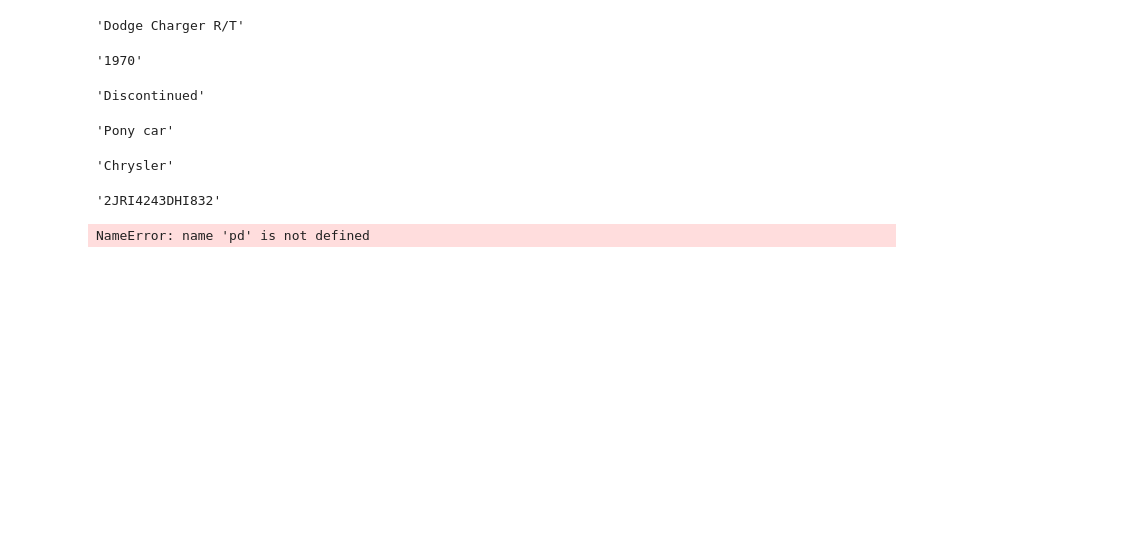
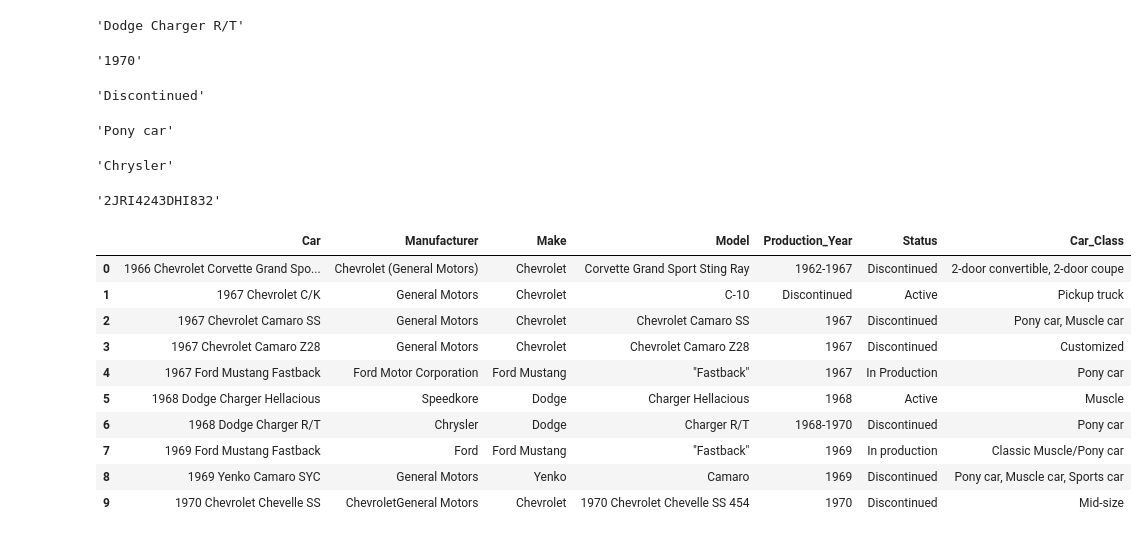
Before and after one commit to kbutalep/Fast_And_Furious_Cars_Data_Analysis, a Jupyter notebook: F&F Data Acquisition.ipynb, the cells around one changed output. Saved outputs shown, nothing was run; the diff lists cells and outputs as text; code cells hidden in the pictures; blank space fills up the shorter version.

Commit message:
successfully scraped data

```diff
--- a/F&F Data Acquisition.ipynb
+++ b/F&F Data Acquisition.ipynb
@@ -220,53 +221,3 @@ Manufacturer
 
 # my_df = pd.DataFrame(scraped_data)
 # print('Scraped {} pages.'.format(len(my_df)))
-# %%
-#loop through every link and save each feature into a dataframe
-
-scraped_data = []
-
-for i in range(0, len(links)):
-    soup = parse(base + links[i])
-    car = soup.find_all('h1')[0].text.strip()
-
-    try:
-        manufacturer = soup.find_all('div', class_='pi-data-value pi-font')[0].text
-    except:
-        manufacturer = 'N/A'
-    try:
-        make = soup.find_all('div', class_='pi-data-value')[1].text
-    except:
-        make = 'N/A'
-    try:
-        model = soup.find_all('div', class_='pi-data-value')[2].text
-    except:
-        model = 'N/A'
-    try:
-        production_year = soup.find_all('div', class_='pi-data-value')[3].text
-    except:
-        production_year = 'N/A'
-    try:
-        status = soup.find_all('div', class_='pi-data-value')[4].text
-    except:
-        status = 'N/A'
-    try:
-        car_class = soup.find_all('div', class_='pi-data-value pi-font')[5].text
-    except:
-        car_class = 'N/A'
-
-
-    row = {
-        'Car' : car,
-        'Manufacturer' : manufacturer,
-        'Make' : make,
-        'Model' : model,
-        'Production_Year' : production_year,
-        'Status' : status,
-        'Car_Class' : car_class,
-    }
-    scraped_data.append(row)
-
-my_df = pd.DataFrame(scraped_data)
-# print('Scraped {} pages.'.format(len(my_df)))
-# %% [output]
-NameError: name 'pd' is not defined
@@ -272,0 +272,14 @@ NameError: name 'pd' is not defined
+# %%
+my_df.head(10)
+# %% [output]
+|  | Car | Manufacturer | Make | Model | Production_Year | Status | Car_Class |
+| 0 | 1966 Chevrolet Corvette Grand Spo... | Chevrolet (General Motors) | Chevrolet | Corvette Grand Sport Sting Ray | 1962-1967 | Discontinued | 2-door convertible, 2-door coupe |
+| 1 | 1967 Chevrolet C/K | General Motors | Chevrolet | C-10 | Discontinued | Active | Pickup truck |
+| 2 | 1967 Chevrolet Camaro SS | General Motors | Chevrolet | Chevrolet Camaro SS | 1967 | Discontinued | Pony car, Muscle car |
+| 3 | 1967 Chevrolet Camaro Z28 | General Motors | Chevrolet | Chevrolet Camaro Z28 | 1967 | Discontinued | Customized |
+| 4 | 1967 Ford Mustang Fastback | Ford Motor Corporation | Ford Mustang | "Fastback" | 1967 | In Production | Pony car |
+| 5 | 1968 Dodge Charger Hellacious | Speedkore | Dodge | Charger Hellacious | 1968 | Active | Muscle |
+| 6 | 1968 Dodge Charger R/T | Chrysler | Dodge | Charger R/T | 1968-1970 | Discontinued | Pony car |
+| 7 | 1969 Ford Mustang Fastback | Ford | Ford Mustang | "Fastback" | 1969 | In production | Classic Muscle/Pony car |
+| 8 | 1969 Yenko Camaro SYC | General Motors | Yenko | Camaro | 1969 | Discontinued | Pony car, Muscle car, Sports car |
+| 9 | 1970 Chevrolet Chevelle SS | ChevroletGeneral Motors | Chevrolet | 1970 Chevrolet Chevelle SS 454 | 1970 | Discontinued | Mid-size |
```
Also changed, not shown: parts of 2 cells of this notebook.
